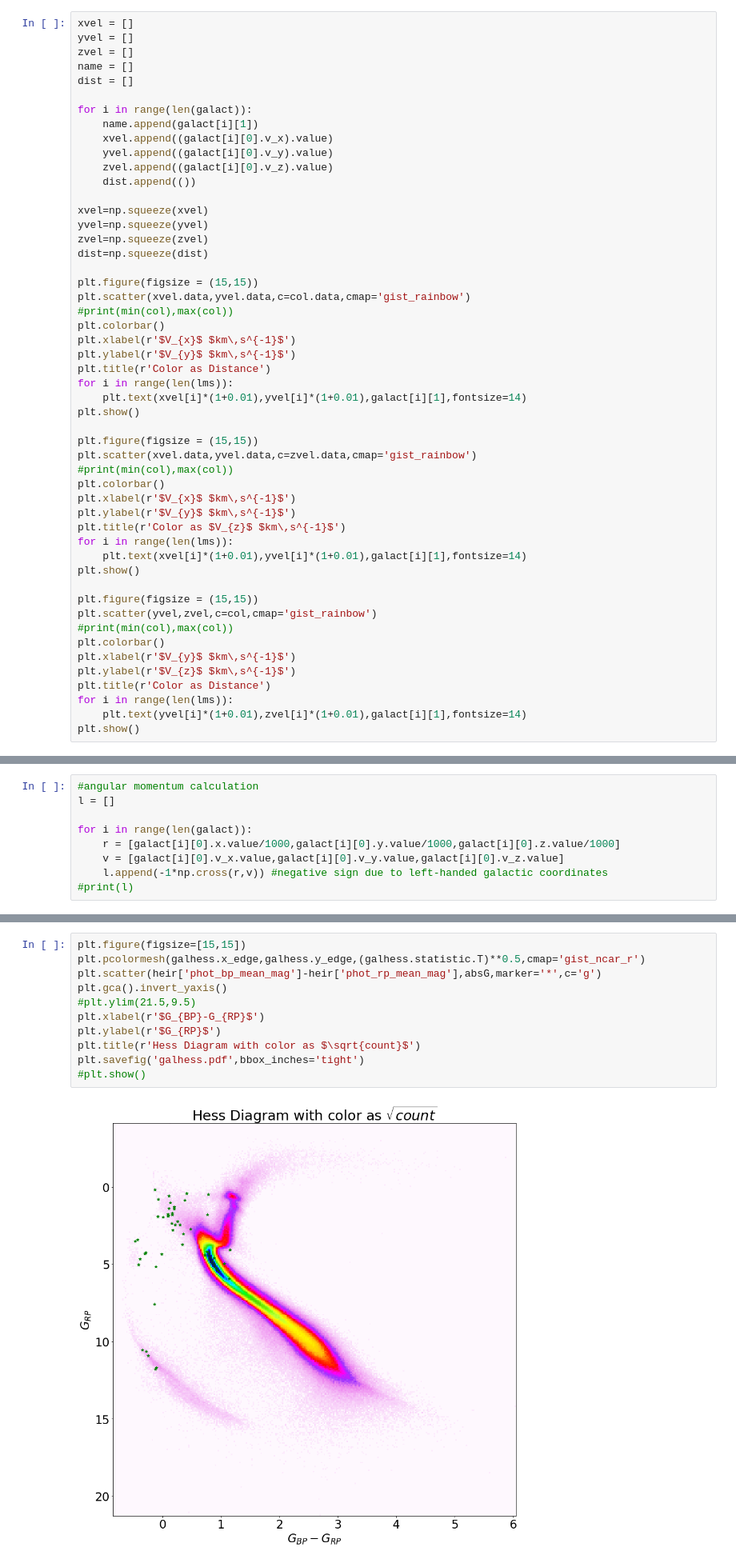
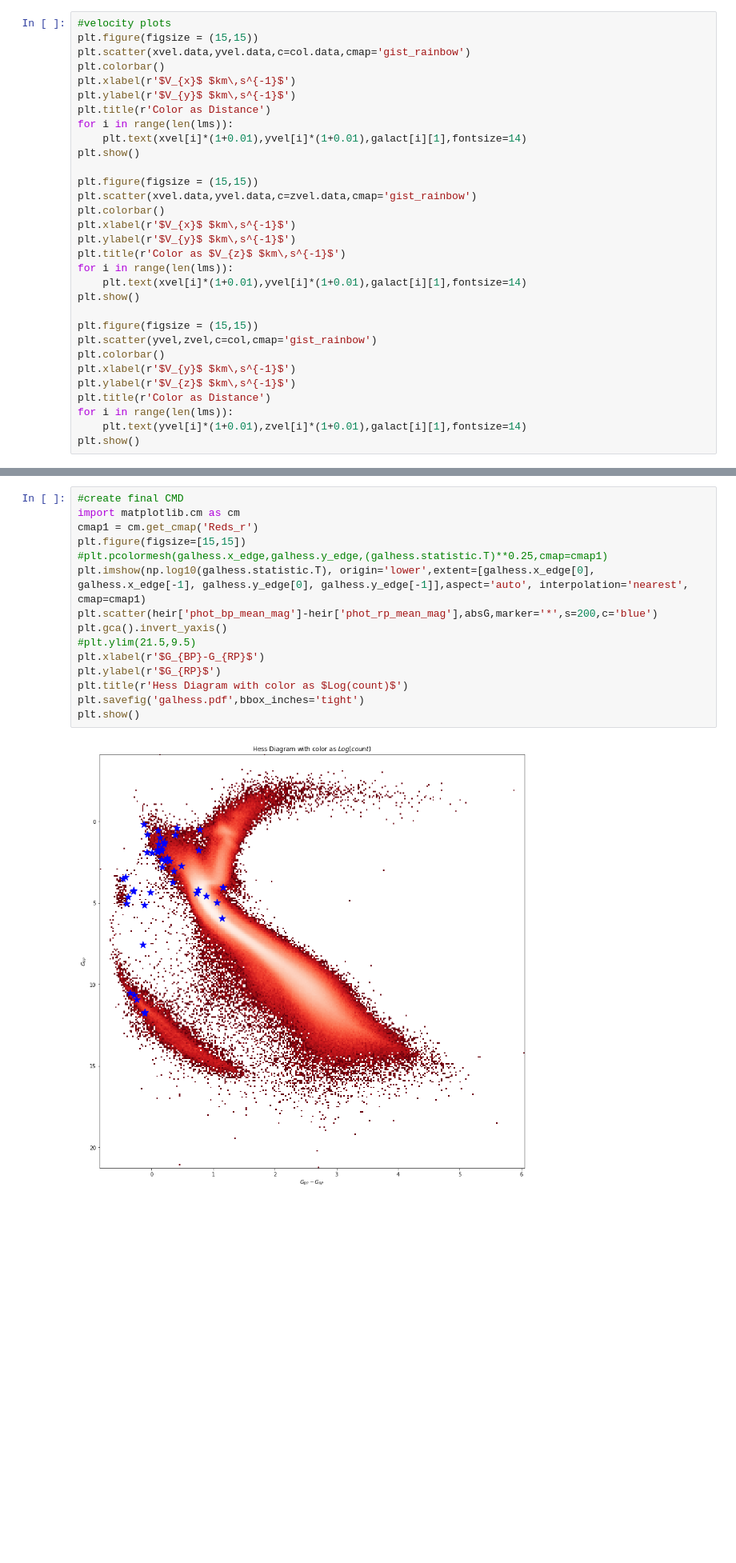
Before and after one commit to JoshuaPovick/MS_young, a Jupyter notebook: galactocentric_velocity.ipynb, the cells around one changed output, grey strips where cells are left out. Shown at 80% size. Drawn from its saved outputs; the diff is of its cells as text; blank space fills up the shorter version.

```diff
--- a/galactocentric_velocity.ipynb
+++ b/galactocentric_velocity.ipynb
@@ -189,27 +273,9 @@ for i in range(len(heir)):
     lms.append(ms_l)
     bms.append(ms_b)
 # %%
-xvel = []
-yvel = []
-zvel = []
-name = []
-dist = []
-
-for i in range(len(galact)):
-    name.append(galact[i][1])
-    xvel.append((galact[i][0].v_x).value)
-    yvel.append((galact[i][0].v_y).value)
-    zvel.append((galact[i][0].v_z).value)
-    dist.append(())
-
-xvel=np.squeeze(xvel)
-yvel=np.squeeze(yvel)
-zvel=np.squeeze(zvel)
-dist=np.squeeze(dist)
-
+#velocity plots
 plt.figure(figsize = (15,15))
 plt.scatter(xvel.data,yvel.data,c=col.data,cmap='gist_rainbow')
-#print(min(col),max(col))
 plt.colorbar()
 plt.xlabel(r'$V_{x}$ $km\,s^{-1}$')
 plt.ylabel(r'$V_{y}$ $km\,s^{-1}$')
@@ -220,7 +286,6 @@ plt.show()
 
 plt.figure(figsize = (15,15))
 plt.scatter(xvel.data,yvel.data,c=zvel.data,cmap='gist_rainbow')
-#print(min(col),max(col))
 plt.colorbar()
 plt.xlabel(r'$V_{x}$ $km\,s^{-1}$')
 plt.ylabel(r'$V_{y}$ $km\,s^{-1}$')
@@ -231,7 +296,6 @@ plt.show()
 
 plt.figure(figsize = (15,15))
 plt.scatter(yvel,zvel,c=col,cmap='gist_rainbow')
-#print(min(col),max(col))
 plt.colorbar()
 plt.xlabel(r'$V_{y}$ $km\,s^{-1}$')
 plt.ylabel(r'$V_{z}$ $km\,s^{-1}$')
@@ -337,9 +396,0 @@ plt.show()
-# %%
-#angular momentum calculation
-l = []
-
-for i in range(len(galact)):
-    r = [galact[i][0].x.value/1000,galact[i][0].y.value/1000,galact[i][0].z.value/1000]
-    v = [galact[i][0].v_x.value,galact[i][0].v_y.value,galact[i][0].v_z.value]
-    l.append(-1*np.cross(r,v)) #negative sign due to left-handed galactic coordinates
-#print(l)
@@ -525,15 +657,19 @@ for i in np.squeeze(clean):
 
 galhess = binned_statistic_2d(clean_north50['bp_rp'], clean_absGnorth50, None, 'count',bins=300)
 # %%
+#create final CMD
+import matplotlib.cm as cm
+cmap1 = cm.get_cmap('Reds_r')
 plt.figure(figsize=[15,15])
-plt.pcolormesh(galhess.x_edge,galhess.y_edge,(galhess.statistic.T)**0.5,cmap='gist_ncar_r')
-plt.scatter(heir['phot_bp_mean_mag']-heir['phot_rp_mean_mag'],absG,marker='*',c='g')
+#plt.pcolormesh(galhess.x_edge,galhess.y_edge,(galhess.statistic.T)**0.25,cmap=cmap1)
+plt.imshow(np.log10(galhess.statistic.T), origin='lower',extent=[galhess.x_edge[0], galhess.x_edge[-1], galhess.y_edge[0], galhess.y_edge[-1]],aspect='auto', interpolation='nearest', cmap=cmap1)
+plt.scatter(heir['phot_bp_mean_mag']-heir['phot_rp_mean_mag'],absG,marker='*',s=200,c='blue')
 plt.gca().invert_yaxis()
 #plt.ylim(21.5,9.5)
 plt.xlabel(r'$G_{BP}-G_{RP}$')
 plt.ylabel(r'$G_{RP}$')
-plt.title(r'Hess Diagram with color as $\sqrt{count}$')
+plt.title(r'Hess Diagram with color as $Log(count)$')
 plt.savefig('galhess.pdf',bbox_inches='tight')
-#plt.show()
+plt.show()
 # %% [output]
-[figure, old version]
+[figure, new version]
```
Also changed, not shown: parts of 29 cells of this notebook, 1 other file.
